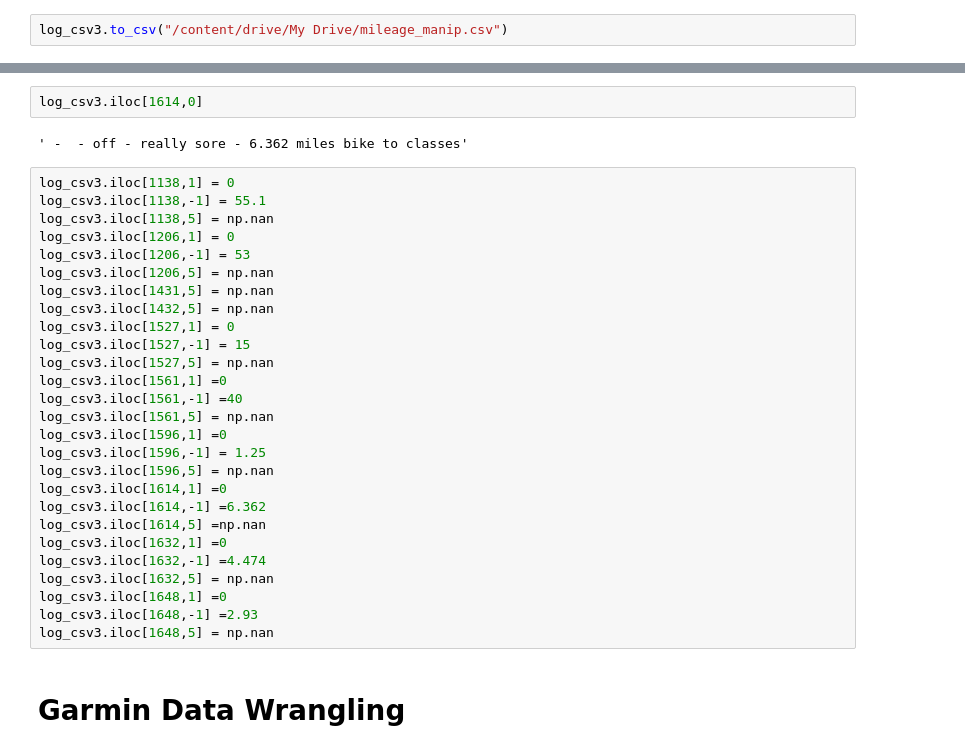
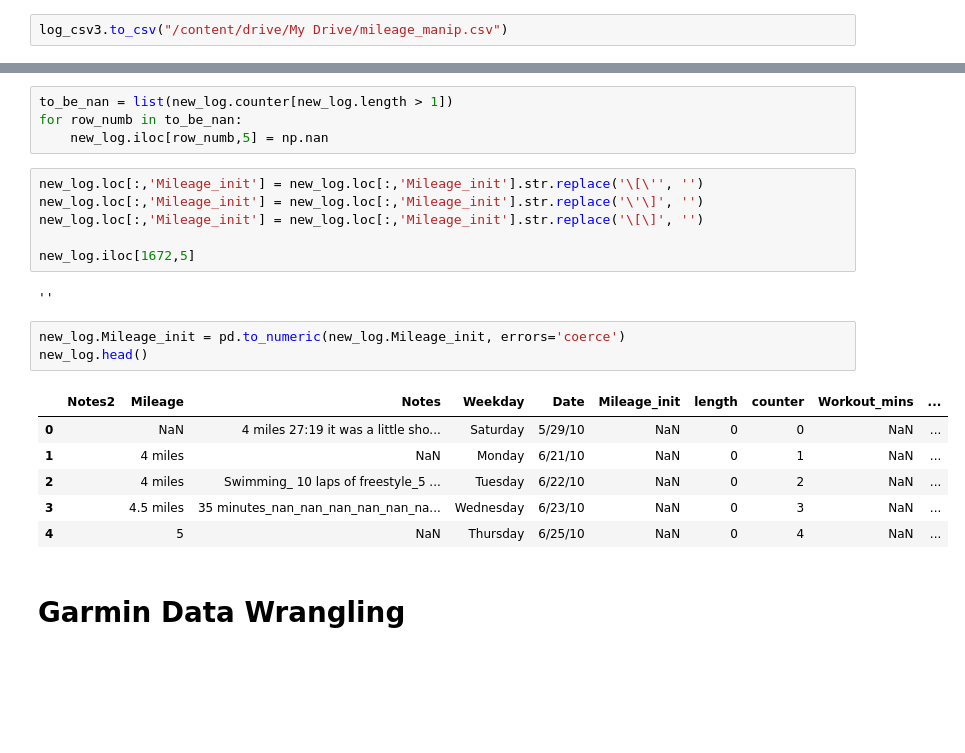
Before and after one commit to lilfetz22/Running_data, a Jupyter notebook: Running_Log.ipynb, the cells around one changed output, grey strips where cells are left out. Cells and saved outputs as stored; diff of their text form; blank space fills up the shorter version.

Commit message:
mileage_init is in format that is ready to be combined with Mileage column

```diff
--- a/Running_Log.ipynb
+++ b/Running_Log.ipynb
@@ -266,34 +251,25 @@ filt[filt.length < 2]
-# %%
-log_csv3.iloc[1614,0]
-# %% [output]
-' -  - off - really sore - 6.362 miles bike to classes'
-# %%
-log_csv3.iloc[1138,1] = 0
-log_csv3.iloc[1138,-1] = 55.1
-log_csv3.iloc[1138,5] = np.nan
-log_csv3.iloc[1206,1] = 0
-log_csv3.iloc[1206,-1] = 53
-log_csv3.iloc[1206,5] = np.nan
-log_csv3.iloc[1431,5] = np.nan
-log_csv3.iloc[1432,5] = np.nan
-log_csv3.iloc[1527,1] = 0
-log_csv3.iloc[1527,-1] = 15
-log_csv3.iloc[1527,5] = np.nan
-log_csv3.iloc[1561,1] =0
-log_csv3.iloc[1561,-1] =40
-log_csv3.iloc[1561,5] = np.nan
-log_csv3.iloc[1596,1] =0
-log_csv3.iloc[1596,-1] = 1.25
-log_csv3.iloc[1596,5] = np.nan
-log_csv3.iloc[1614,1] =0
-log_csv3.iloc[1614,-1] =6.362
-log_csv3.iloc[1614,5] =np.nan
-log_csv3.iloc[1632,1] =0
-log_csv3.iloc[1632,-1] =4.474
-log_csv3.iloc[1632,5] = np.nan
-log_csv3.iloc[1648,1] =0
-log_csv3.iloc[1648,-1] =2.93
-log_csv3.iloc[1648,5] = np.nan
+# %%
+to_be_nan = list(new_log.counter[new_log.length > 1])
+for row_numb in to_be_nan:
+    new_log.iloc[row_numb,5] = np.nan
+# %%
+new_log.loc[:,'Mileage_init'] = new_log.loc[:,'Mileage_init'].str.replace('\[\'', '')
+new_log.loc[:,'Mileage_init'] = new_log.loc[:,'Mileage_init'].str.replace('\'\]', '')
+new_log.loc[:,'Mileage_init'] = new_log.loc[:,'Mileage_init'].str.replace('\[\]', '')
+
+new_log.iloc[1672,5]
+# %% [output]
+''
+# %%
+new_log.Mileage_init = pd.to_numeric(new_log.Mileage_init, errors='coerce')
+new_log.head()
+# %% [output]
+|  | Notes2 | Mileage | Notes | Weekday | Date | Mileage_init | length | counter | Workout_mins | ... |
+| 0 |  | NaN | 4 miles 27:19 it was a little sho... | Saturday | 5/29/10 | NaN | 0 | 0 | NaN | ... |
+| 1 |  | 4 miles | NaN | Monday | 6/21/10 | NaN | 0 | 1 | NaN | ... |
+| 2 |  | 4 miles | Swimming_ 10 laps of freestyle_5 ... | Tuesday | 6/22/10 | NaN | 0 | 2 | NaN | ... |
+| 3 |  | 4.5 miles | 35 minutes_nan_nan_nan_nan_nan_na... | Wednesday | 6/23/10 | NaN | 0 | 3 | NaN | ... |
+| 4 |  | 5 | NaN | Thursday | 6/25/10 | NaN | 0 | 4 | NaN | ... |
 # %% [markdown]
 # Garmin Data Wrangling
 # %% [markdown]
```
Also changed, not shown: parts of 2 cells of this notebook.
